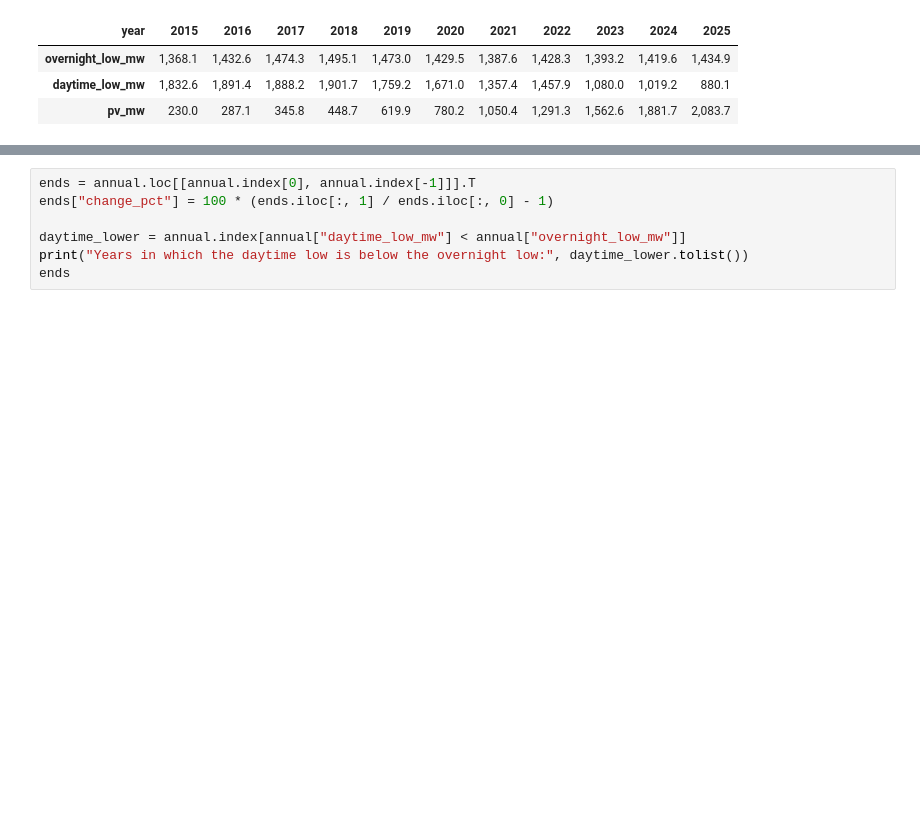
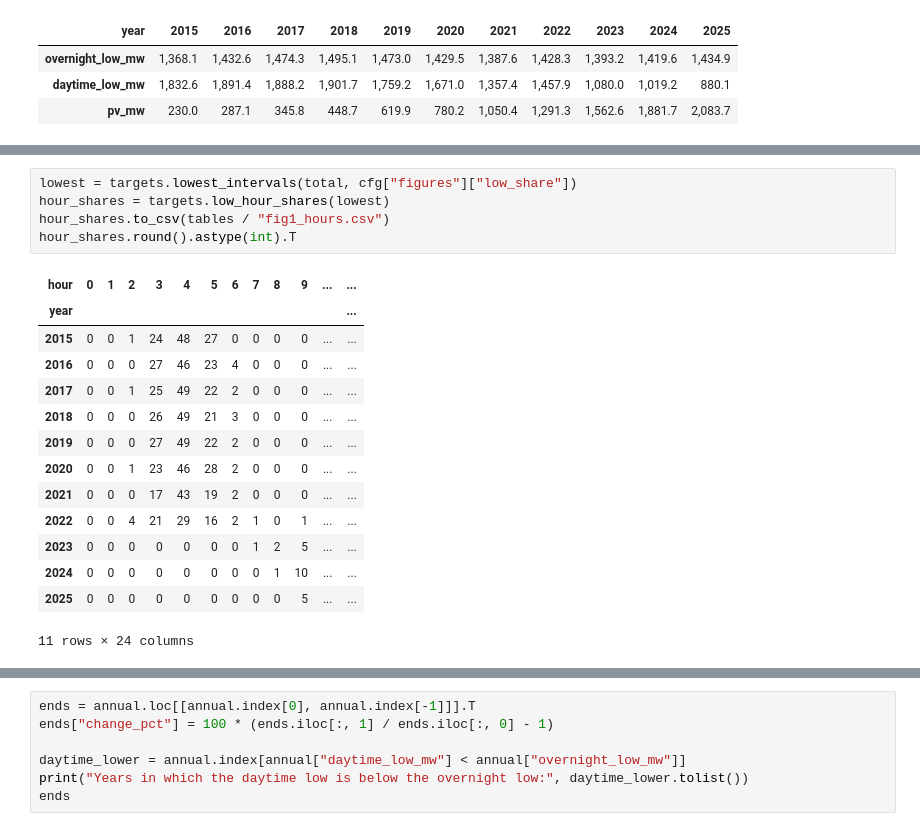
Before and after one commit to mssamhan31/PyNMDF, a Jupyter notebook: publication/01_conference/notebooks/03_fig1_introduction.ipynb, the cells around one changed output, grey strips where cells are left out. Saved outputs shown, nothing was run; the diff lists cells and outputs as text; blank space fills up the shorter version.

```diff
--- a/publication/01_conference/notebooks/03_fig1_introduction.ipynb
+++ b/publication/01_conference/notebooks/03_fig1_introduction.ipynb
@@ -62 +72,21 @@ annual.T
+# %%
+lowest = targets.lowest_intervals(total, cfg["figures"]["low_share"])
+hour_shares = targets.low_hour_shares(lowest)
+hour_shares.to_csv(tables / "fig1_hours.csv")
+hour_shares.round().astype(int).T
+# %% [output]
+| hour | 0 | 1 | 2 | 3 | 4 | 5 | 6 | 7 | 8 | 9 | ... | ... |
+| year |  |  |  |  |  |  |  |  |  |  |  | ... |
+| 2015 | 0 | 0 | 1 | 24 | 48 | 27 | 0 | 0 | 0 | 0 | ... | ... |
+| 2016 | 0 | 0 | 0 | 27 | 46 | 23 | 4 | 0 | 0 | 0 | ... | ... |
+| 2017 | 0 | 0 | 1 | 25 | 49 | 22 | 2 | 0 | 0 | 0 | ... | ... |
+| 2018 | 0 | 0 | 0 | 26 | 49 | 21 | 3 | 0 | 0 | 0 | ... | ... |
+| 2019 | 0 | 0 | 0 | 27 | 49 | 22 | 2 | 0 | 0 | 0 | ... | ... |
+| 2020 | 0 | 0 | 1 | 23 | 46 | 28 | 2 | 0 | 0 | 0 | ... | ... |
+| 2021 | 0 | 0 | 0 | 17 | 43 | 19 | 2 | 0 | 0 | 0 | ... | ... |
+| 2022 | 0 | 0 | 4 | 21 | 29 | 16 | 2 | 1 | 0 | 1 | ... | ... |
+| 2023 | 0 | 0 | 0 | 0 | 0 | 0 | 0 | 1 | 2 | 5 | ... | ... |
+| 2024 | 0 | 0 | 0 | 0 | 0 | 0 | 0 | 0 | 1 | 10 | ... | ... |
+| 2025 | 0 | 0 | 0 | 0 | 0 | 0 | 0 | 0 | 0 | 5 | ... | ... |
+11 rows × 24 columns
 # %% [markdown]
```
Also changed, not shown: parts of 5 cells of this notebook, 29 other files.
